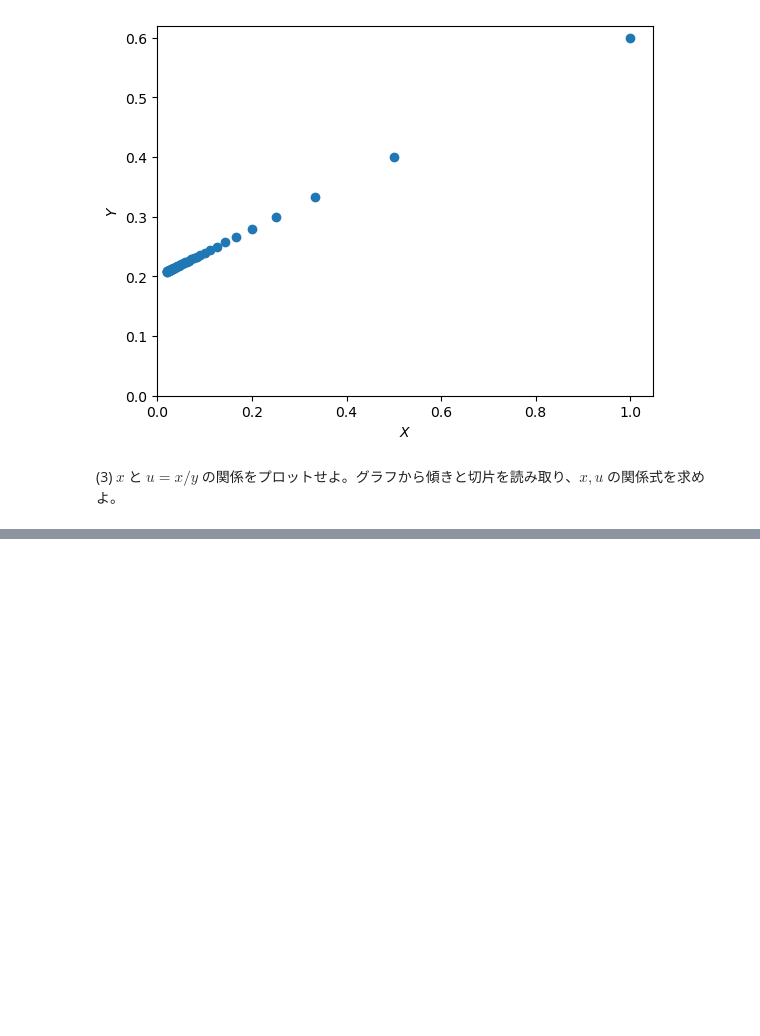
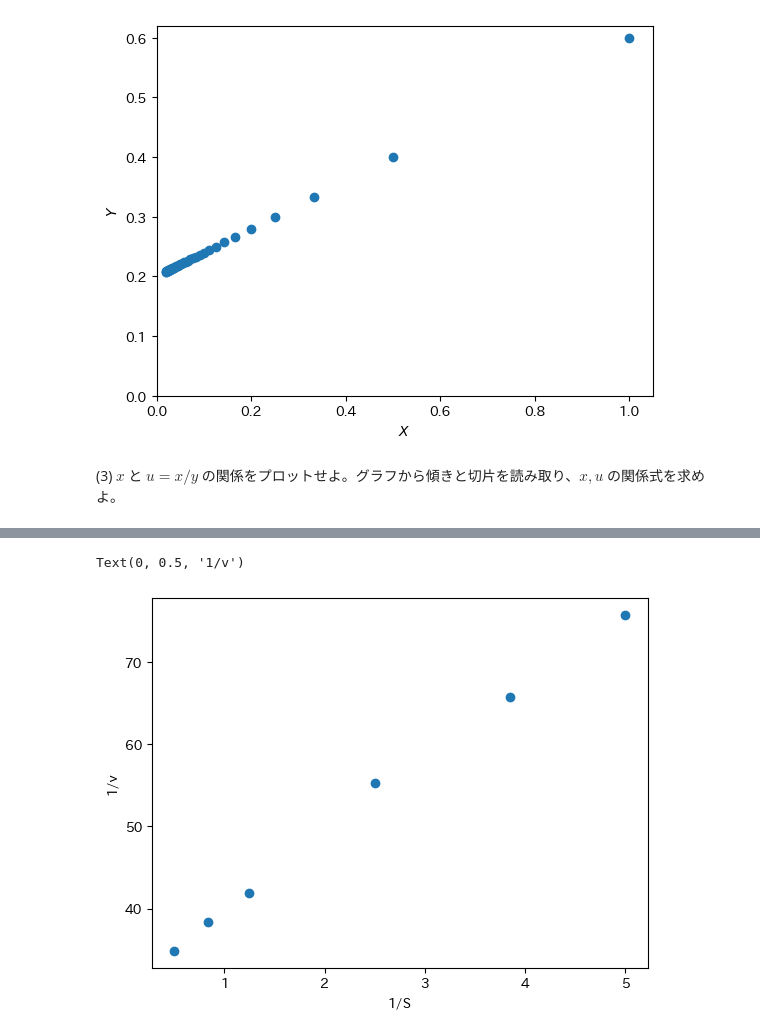
Before and after one commit to kyorin-phys/joho, a Jupyter notebook: p1.ipynb, the cells around one changed output, grey strips where cells are left out. Saved outputs shown, nothing was run; the diff lists cells and outputs as text; code cells hidden in the pictures; blank space fills up the shorter version.

```diff
--- a/p1.ipynb
+++ b/p1.ipynb
@@ -178,0 +217,9 @@ plt.xlim(0, )
+# %%
+X = 1/S
+Y = 1/v
+plt.scatter(X, Y)
+plt.xlabel('1/S')
+plt.ylabel('1/v')
+# %% [output]
+Text(0, 0.5, '1/v')
+[figure, added]
```
Also changed, not shown: parts of 19 cells of this notebook, 1 other file.
